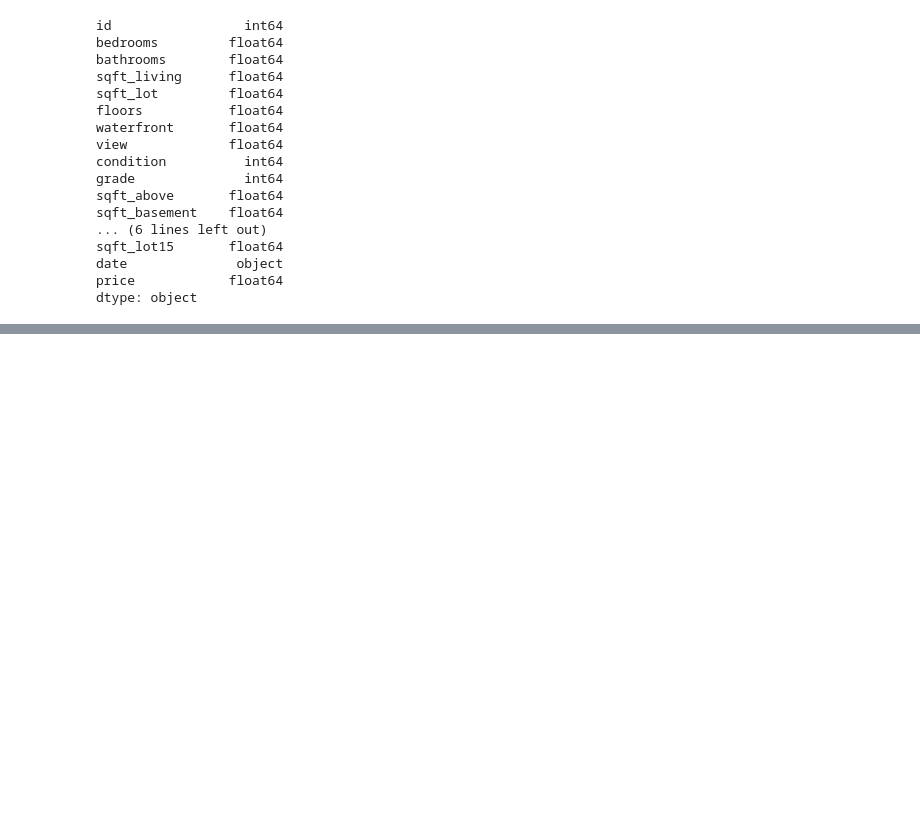
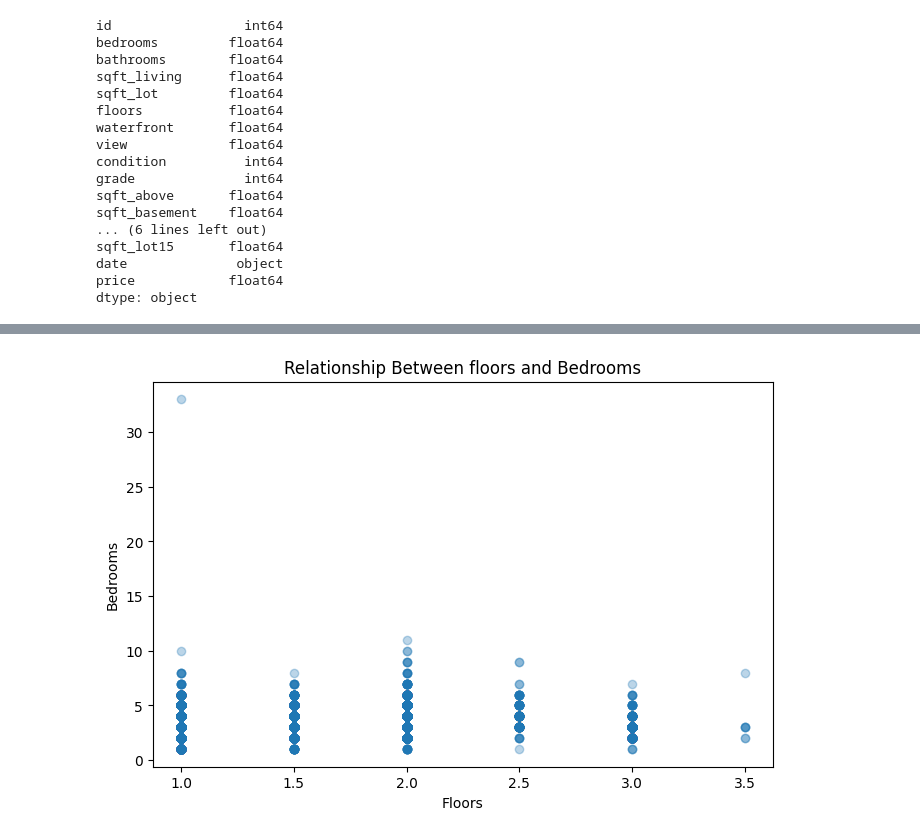
Before and after one commit to AliAlSudani0/House-markt-project, a Jupyter notebook: EDA.ipynb, the cells around one changed output, grey strips where cells are left out. Saved outputs shown, nothing was run; the diff lists cells and outputs as text; code cells hidden in the pictures; blank space fills up the shorter version.

```diff
--- a/EDA.ipynb
+++ b/EDA.ipynb
@@ -160,0 +312,9 @@ test change+
+# %%
+plt.figure()
+plt.scatter(df["floors"], df["bedrooms"], alpha=0.3)
+plt.xlabel("Floors")
+plt.ylabel("Bedrooms")
+plt.title("Relationship Between floors and Bedrooms")
+plt.show()
+# %% [output]
+[figure, added]
```
Also changed, not shown: parts of 64 cells of this notebook, 1 other file.
